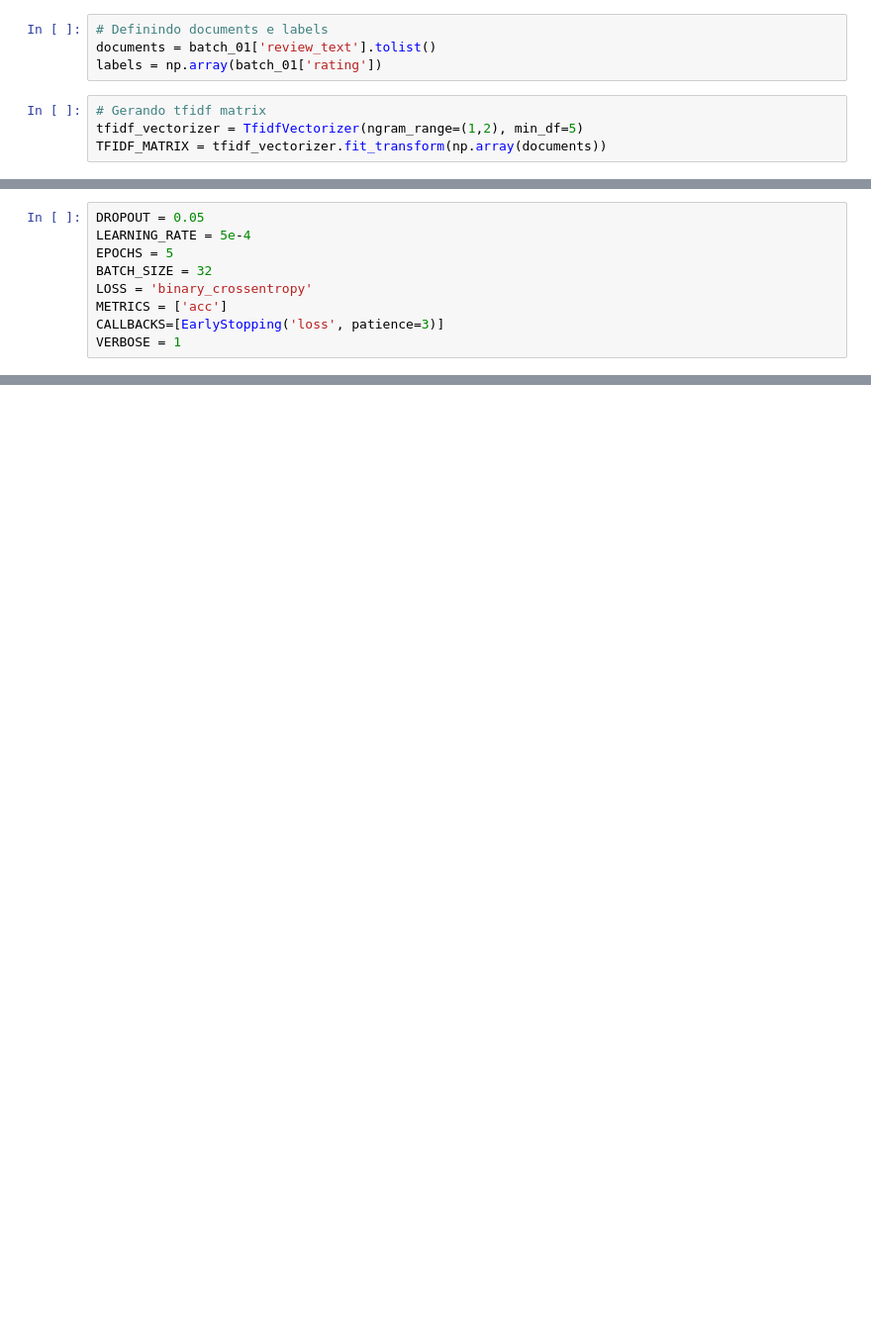
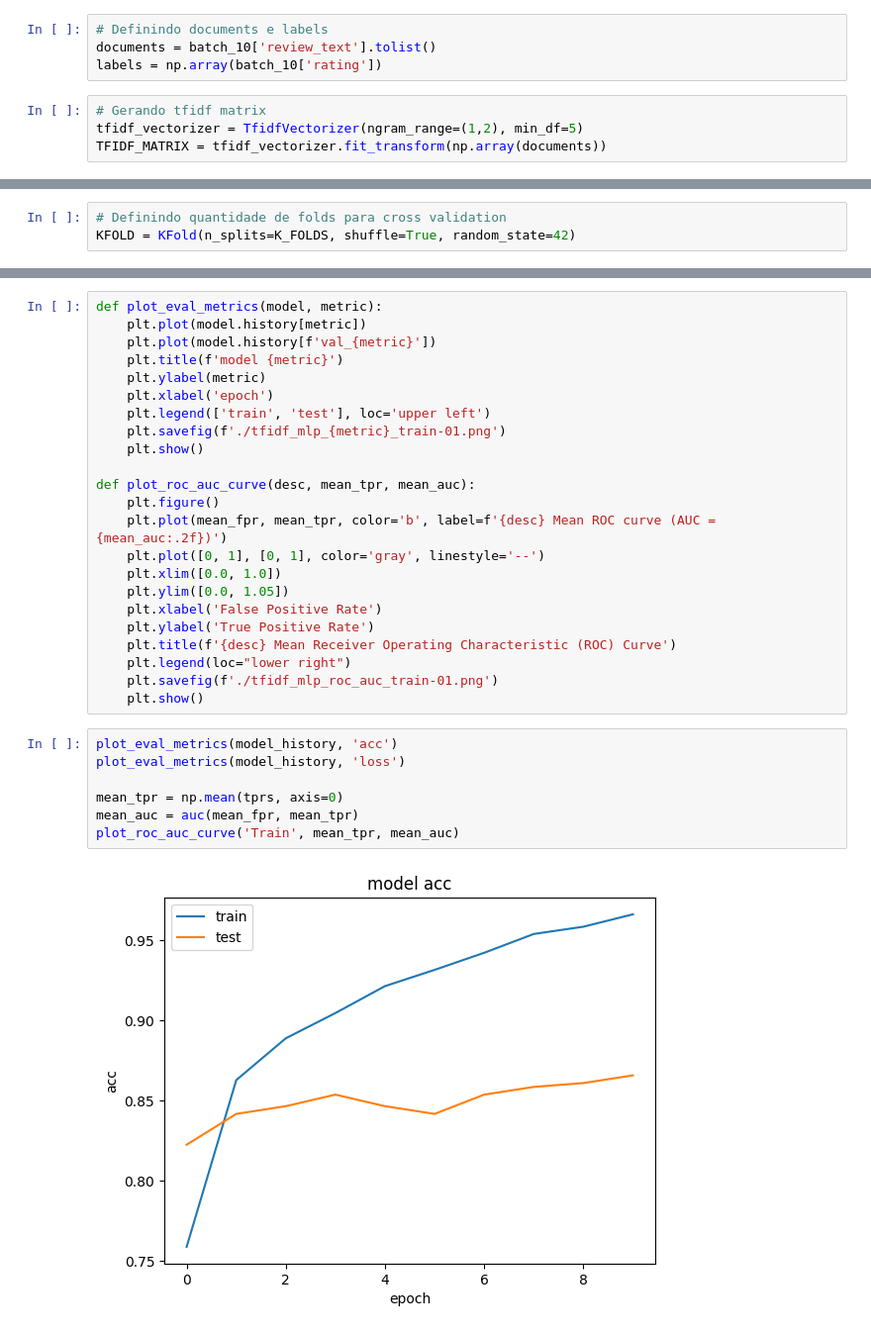
Before and after one commit to brugnaro2022/nlp, a Jupyter notebook: 01_tfidf_mlp.ipynb, the cells around one changed output, grey strips where cells are left out. Shown at 99% size. Saved outputs shown, nothing was run; the diff lists cells and outputs as text; blank space fills up the shorter version.

Commit message:
fix tfidf mlp graphs

```diff
--- a/01_tfidf_mlp.ipynb
+++ b/01_tfidf_mlp.ipynb
@@ -85,7 +98,7 @@ Name: count, dtype: int64
 # %%
 # Definindo documents e labels
-documents = batch_01['review_text'].tolist()
-labels = np.array(batch_01['rating'])
+documents = batch_10['review_text'].tolist()
+labels = np.array(batch_10['rating'])
 # %%
 # Gerando tfidf matrix
 tfidf_vectorizer = TfidfVectorizer(ngram_range=(1,2), min_df=5)
@@ -100,10 +112,4 @@ FOLD_CLASSIFICATION_REPORTS = []
 # %%
-DROPOUT = 0.05
-LEARNING_RATE = 5e-4
-EPOCHS = 5
-BATCH_SIZE = 32
-LOSS = 'binary_crossentropy'
-METRICS = ['acc']
-CALLBACKS=[EarlyStopping('loss', patience=3)]
-VERBOSE = 1
+# Definindo quantidade de folds para cross validation
+KFOLD = KFold(n_splits=K_FOLDS, shuffle=True, random_state=42)
 # %%
@@ -244,0 +238,32 @@ plot_eval_metrics(model_history, 'loss')
+# %%
+def plot_eval_metrics(model, metric):
+    plt.plot(model.history[metric])
+    plt.plot(model.history[f'val_{metric}'])
+    plt.title(f'model {metric}')
+    plt.ylabel(metric)
+    plt.xlabel('epoch')
+    plt.legend(['train', 'test'], loc='upper left')
+    plt.savefig(f'./tfidf_mlp_{metric}_train-01.png')
+    plt.show()
+
+def plot_roc_auc_curve(desc, mean_tpr, mean_auc):
+    plt.figure()
+    plt.plot(mean_fpr, mean_tpr, color='b', label=f'{desc} Mean ROC curve (AUC = {mean_auc:.2f})')
+    plt.plot([0, 1], [0, 1], color='gray', linestyle='--')
+    plt.xlim([0.0, 1.0])
+    plt.ylim([0.0, 1.05])
+    plt.xlabel('False Positive Rate')
+    plt.ylabel('True Positive Rate')
+    plt.title(f'{desc} Mean Receiver Operating Characteristic (ROC) Curve')
+    plt.legend(loc="lower right")
+    plt.savefig(f'./tfidf_mlp_roc_auc_train-01.png')
+    plt.show()
+# %%
+plot_eval_metrics(model_history, 'acc')
+plot_eval_metrics(model_history, 'loss')
+
+mean_tpr = np.mean(tprs, axis=0)
+mean_auc = auc(mean_fpr, mean_tpr)
+plot_roc_auc_curve('Train', mean_tpr, mean_auc)
+# %% [output]
+[figure, added]
```
Also changed, not shown: parts of 22 cells of this notebook, 3 other files.
